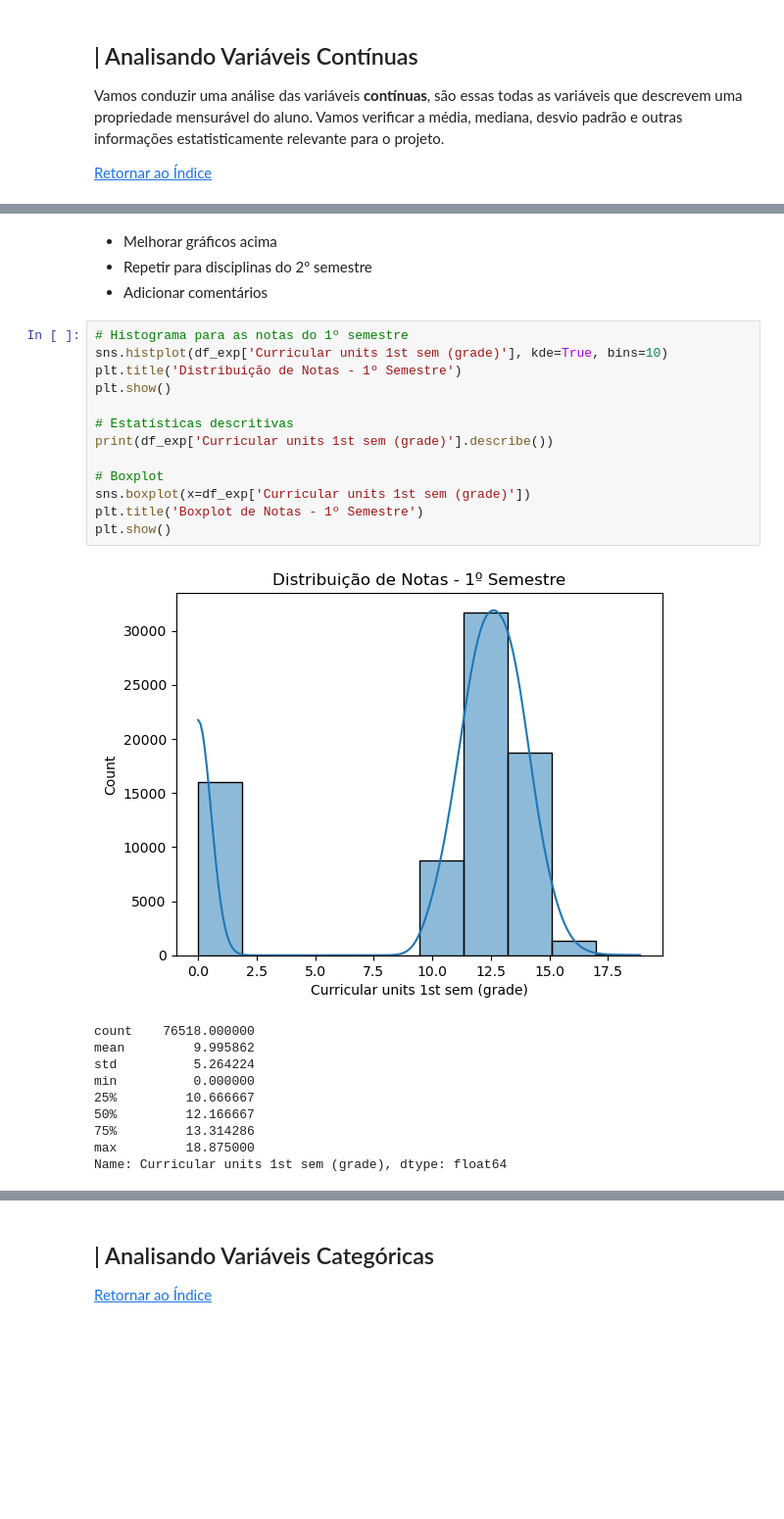
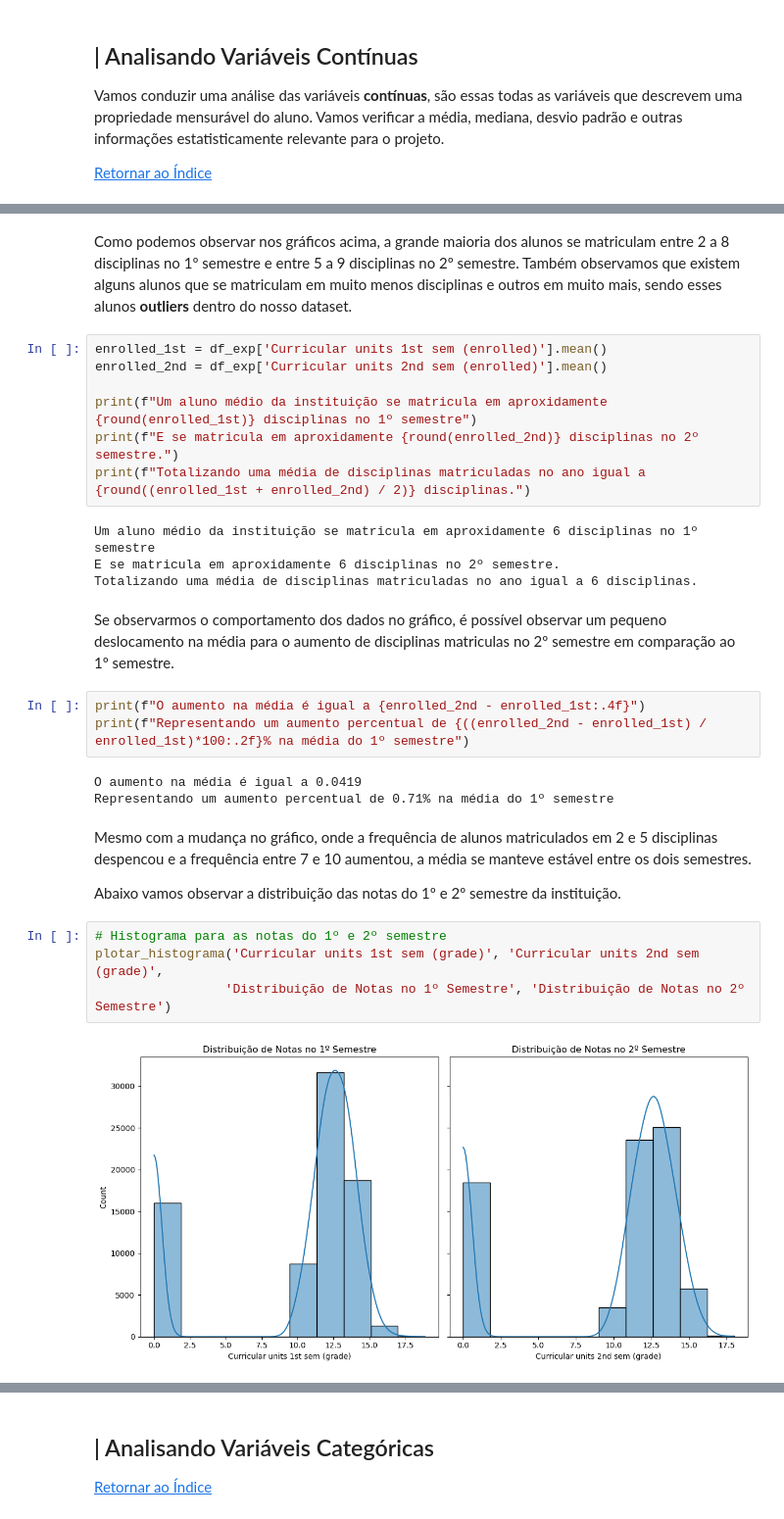
Before and after one commit to DuquePin/Final_Project_EBAC, a Jupyter notebook: notebooks/EDA.ipynb, the cells around one changed output, grey strips where cells are left out. Shown at 98% size. Saved outputs shown, nothing was run; the diff lists cells and outputs as text; blank space fills up the shorter version.

```diff
--- a/notebooks/EDA.ipynb
+++ b/notebooks/EDA.ipynb
@@ -321,28 +347,32 @@ Name: Curricular units 1st sem (enrolled), dtype: float64
 # %% [markdown]
-- Melhorar gráficos acima
-- Repetir para disciplinas do 2º semestre
-- Adicionar comentários
+Como podemos observar nos gráficos acima, a grande maioria dos alunos se matriculam entre 2 a 8 disciplinas no 1º semestre e entre 5 a 9 disciplinas no 2º semestre. Também observamos que existem alguns alunos que se matriculam em muito menos disciplinas e outros em muito mais, sendo esses alunos **outliers** dentro do nosso dataset.
+# %%
+enrolled_1st = df_exp['Curricular units 1st sem (enrolled)'].mean()
+enrolled_2nd = df_exp['Curricular units 2nd sem (enrolled)'].mean()
+
+print(f"Um aluno médio da instituição se matricula em aproxidamente {round(enrolled_1st)} disciplinas no 1º semestre")
+print(f"E se matricula em aproxidamente {round(enrolled_2nd)} disciplinas no 2º semestre.")
+print(f"Totalizando uma média de disciplinas matriculadas no ano igual a {round((enrolled_1st + enrolled_2nd) / 2)} disciplinas.")
+# %% [output]
+Um aluno médio da instituição se matricula em aproxidamente 6 disciplinas no 1º semestre
+E se matricula em aproxidamente 6 disciplinas no 2º semestre.
+Totalizando uma média de disciplinas matriculadas no ano igual a 6 disciplinas.
+# %% [markdown]
+Se observarmos o comportamento dos dados no gráfico, é possível observar um pequeno deslocamento na média para o aumento de disciplinas matriculas no 2º semestre em comparação ao 1º semestre.
+# %%
+print(f"O aumento na média é igual a {enrolled_2nd - enrolled_1st:.4f}")
+print(f"Representando um aumento percentual de {((enrolled_2nd - enrolled_1st) / enrolled_1st)*100:.2f}% na média do 1º semestre")
+# %% [output]
+O aumento na média é igual a 0.0419
+Representando um aumento percentual de 0.71% na média do 1º semestre
+# %% [markdown]
+Mesmo com a mudança no gráfico, onde a frequência de alunos matriculados em 2 e 5 disciplinas despencou e a frequência entre 7 e 10 aumentou, a média se manteve estável entre os dois semestres.
+
+
+Abaixo vamos observar a distribuição das notas do 1º e 2º semestre da instituição.
 # %%
-# Histograma para as notas do 1º semestre
-sns.histplot(df_exp['Curricular units 1st sem (grade)'], kde=True, bins=10)
-plt.title('Distribuição de Notas - 1º Semestre')
-plt.show()
-
-# Estatísticas descritivas
-print(df_exp['Curricular units 1st sem (grade)'].describe())
-
-# Boxplot
-sns.boxplot(x=df_exp['Curricular units 1st sem (grade)'])
-plt.title('Boxplot de Notas - 1º Semestre')
-plt.show()
+# Histograma para as notas do 1º e 2º semestre
+plotar_histograma('Curricular units 1st sem (grade)', 'Curricular units 2nd sem (grade)',
+                 'Distribuição de Notas no 1º Semestre', 'Distribuição de Notas no 2º Semestre')
 # %% [output]
-[figure, old version]
+[figure, new version]
-count    76518.000000
-mean         9.995862
-std          5.264224
-min          0.000000
-25%         10.666667
-50%         12.166667
-75%         13.314286
-max         18.875000
-Name: Curricular units 1st sem (grade), dtype: float64
```
Also changed, not shown: parts of 39 cells of this notebook, 2 other files.
